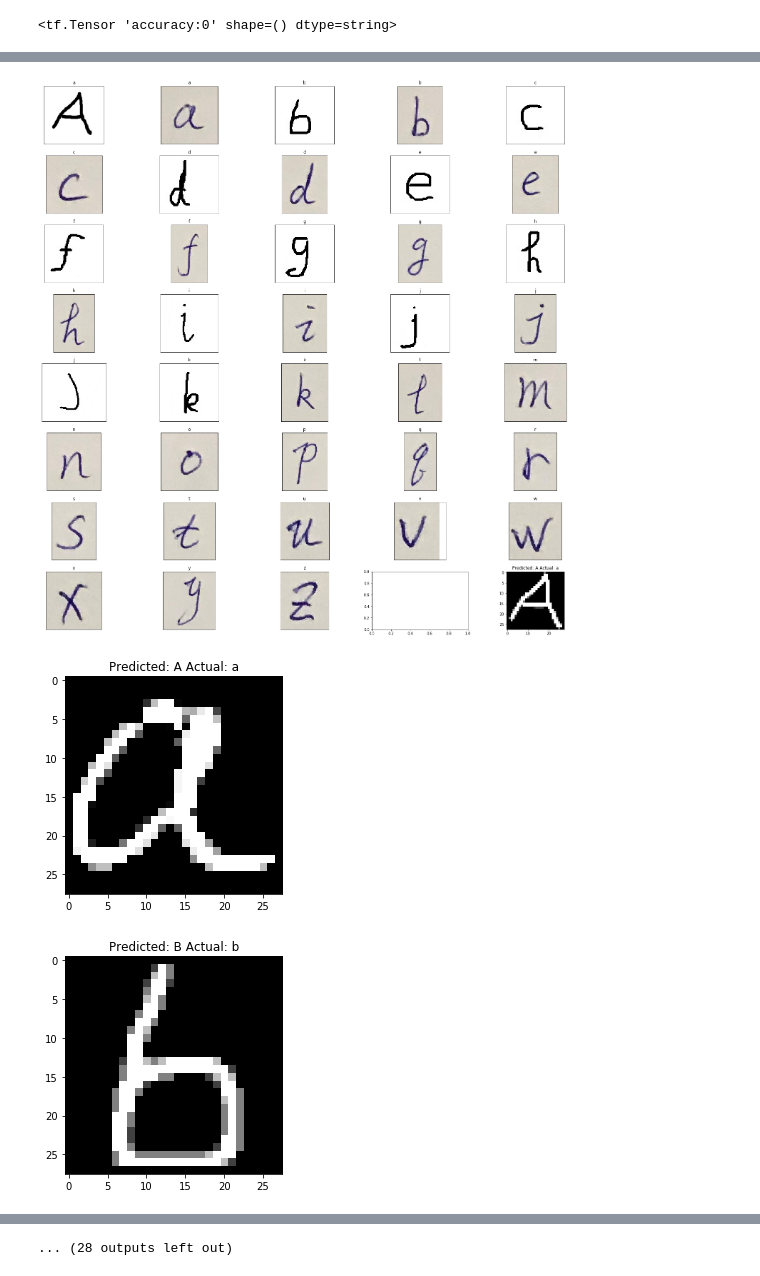
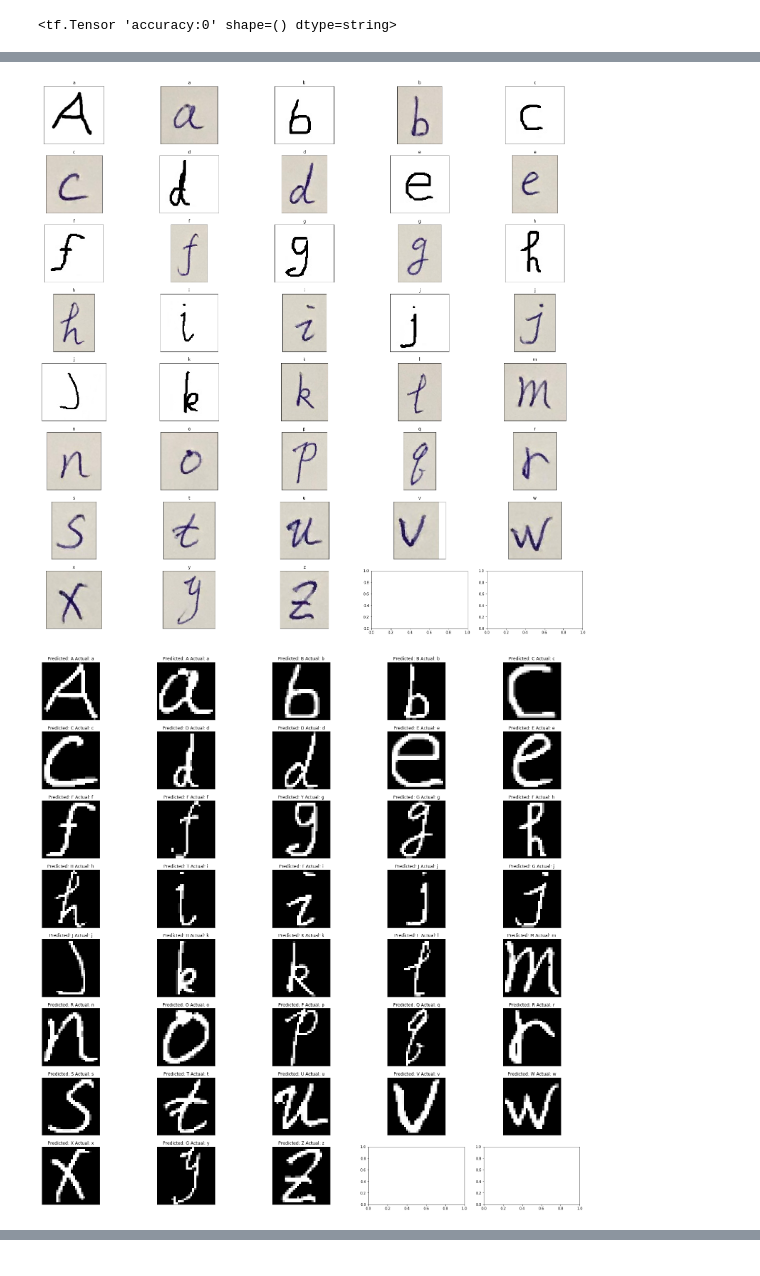
Before and after one commit to lxysungz/Handwriting-Letter-Recognition-, a Jupyter notebook: CNN-EMNIST-letter-.ipynb, the cells around one changed output, grey strips where cells are left out. Saved outputs shown, nothing was run; the diff lists cells and outputs as text; code cells hidden in the pictures.

```diff
--- a/CNN-EMNIST-letter-.ipynb
+++ b/CNN-EMNIST-letter-.ipynb
@@ -391,10 +395,10 @@ tf.summary.scalar('accuracy', accuracy)
 # %%
 # Define the initialization and saver for saving our model to local file system
 init = tf.global_variables_initializer()
-saver = tf.train.Saver()
+saver = tf.train.Saver(max_to_keep=20)
 # %%
 # Define the number of epochs and batch size
-num_epochs = 20
+num_epochs = 10
 batch_size = 64
 print("start to train")
 
@@ -417,16 +421,12 @@ with tf.Session() as sess:
             #so we need to decrease its labels by 1 to adjust labels value to [0,26)
             y_batch = y_batch -1
             sess.run(training_op, feed_dict={X: X_batch, y: y_batch, keep_prob: 1.0})
-           # summary, _ = sess.run([merged, training_op], feed_dict={X: X_batch, y: y_batch})
 
-            #train_writer.add_summary(summary, iteration)
 
-        # Evaluate test data after every epoch
-        #acc_train = accuracy.eval(feed_dict={X: X_batch, y: y_batch})
-        summary, acc_train =  sess.run([merged, accuracy], feed_dict={X: X_batch, y: y_batch, keep_prob: 1})
+        summary, acc_train =  sess.run([merged, accuracy], feed_dict={X: X_batch, y: y_batch, keep_prob: 1.0})
         train_writer.add_summary(summary, epoch)
 
-        #acc_test = accuracy.eval(feed_dict={X: fash_data.test.images, y: y_test})
+
         summary, acc_test = sess.run([merged, accuracy],feed_dict={X: fash_data.test.images, y: y_test, keep_prob: 1.0})
 
         #Add test summary for each epoch
@@ -434,7 +434,7 @@ with tf.Session() as sess:
 
         # Log some results
         print("Epoch:", epoch, "Train accuracy:", acc_train, "Test accuracy:", acc_test)
-        saver.save(sess, "./log/model"+'.ckpt_'+str(epoch))
+        saver.save(sess, "./checkpoint/model"+'.ckpt_'+str(epoch))
 
     train_writer.close()
     test_writer.close()
@@ -460,7 +454,7 @@ Epoch: 19 Train accuracy: 0.984375 Test accuracy: 0.93658656
 # %%
 # Evaluate the four layer network with relu
 with tf.Session() as sess:
-    saver.restore(sess, "./log/model.ckpt_15")
+    saver.restore(sess, "./checkpoint/model.ckpt_0")
     index = 1900
     X_new_scaled = fash_data.test.images[index:index+100]
     Z = y_conv.eval(feed_dict={X: X_new_scaled, keep_prob: 1.0})
@@ -489,7 +489,7 @@ gray = convertByCV(origin)
 im1 = gray.flatten('F') / 255.0
 
 with tf.Session() as sess:
-    saver.restore(sess, "./four_layer_model_with_relu_letter.ckpt")
+    saver.restore(sess, "./checkpoint/model.ckpt_9")
     X_new_scaled = fash_data.test.images[:20]
     X_new_scaled = [np.reshape(im1, (784))]
     #print(X_new_scaled[0])
@@ -508,16 +505,17 @@ INFO:tensorflow:Restoring parameters from ./four_layer_model_with_relu_letter.ck
 # %%
 WORK_DIR = os.path.curdir
 Image_DIR = WORK_DIR + '/data/own/letter'
-num_images = 40
+num_images = 37
 print(Image_DIR)
-assert num_images % 5 == 0, "Please choose a number of images that divides by 4."
+#assert num_images % 5 == 0, "Please choose a number of images that divides by 4."
 
 files = sorted(glob.glob(Image_DIR+'/*/*.jpg'))
 #shuffle(files)
+num_images = len(files)
 files = files[:num_images]
 labels = [filename.split(os.sep)[-2] for filename in files]
 
-fig, axs = plt.subplots((num_images // 5), 5, figsize=(28,28))
+fig, axs = plt.subplots((num_images // 5)+1, 5, figsize=(28,28))
 axs = axs.ravel()
 count = 0
 for file, label in zip(files, labels):
@@ -544,19 +542,33 @@ for file, label in zip(files, labels):
     Y_new_scaled = np.append(Y_new_scaled,[label])
 
 with tf.Session() as sess:
-    saver.restore(sess, "./four_layer_model_with_relu_letter.ckpt")
-
+    #saver.restore(sess, "./four_layer_model_with_relu_letter.ckpt")
+    saver.restore(sess, "./checkpoint/model.ckpt_9")
     Z = y_conv.eval(feed_dict={X: X_new_scaled,keep_prob: 1.0})
     y_pred = np.argmax(Z, axis=1)
 
+fig, axs = plt.subplots((num_images // 5)+1, 5, figsize=(28,28))
+axs = axs.ravel()
+count = 0
+error_count = 0
 for im_index in range(num_images):
         #EMNIST letter dataset labels start from 1 to 26,
         #the label argument for tf.nn.sparse_softmax_cross_entropy_with_logits is [0, number of classes)
         #so we need to decrease its labels by 1 to adjust labels value to [0,26)
         #and the predic output value is [0,26)
         #to map the predice output value to fash_label string that index from 1 to 26, we need to add 1 to predicue out value
-        gen_image(X_new_scaled[im_index],
-              "Predicted: %s Actual: %s" % (fash_labels[y_pred[im_index]+1],
-                                           Y_new_scaled[im_index])).show()
+        img = (np.reshape(X_new_scaled[im_index], (28, 28), order='F') * 255).astype(np.uint8)
+        pred = fash_labels[y_pred[im_index]+1]
+        actual = Y_new_scaled[im_index]
+        axs[count].set_title("Predicted: "+ pred+ " Actual: "+ actual)
+        axs[count].imshow(img, cmap = 'gray')
+        axs[count].set_xticks([])
+        axs[count].set_yticks([])
+        count += 1
+
+        if str.lower(pred)!= str.lower(actual):
+            error_count = error_count + 1
+
+print("Predict Accuracy: "+ str((num_images-error_count)/num_images*100)+"%")
 # %% [output]
 ./data/own/letter
@@ -579,3 +577,2 @@ INFO:tensorflow:Restoring parameters from ./four_layer_model_with_relu_letter.ck
-[figure, old version]
+[figure, new version]
-[figure, old version]
+[figure, new version]
-[figure, removed]
@@ -590 +578,0 @@ INFO:tensorflow:Restoring parameters from ./four_layer_model_with_relu_letter.ck
-... (28 outputs left out)
```
Also changed, not shown: parts of 13 cells of this notebook.
